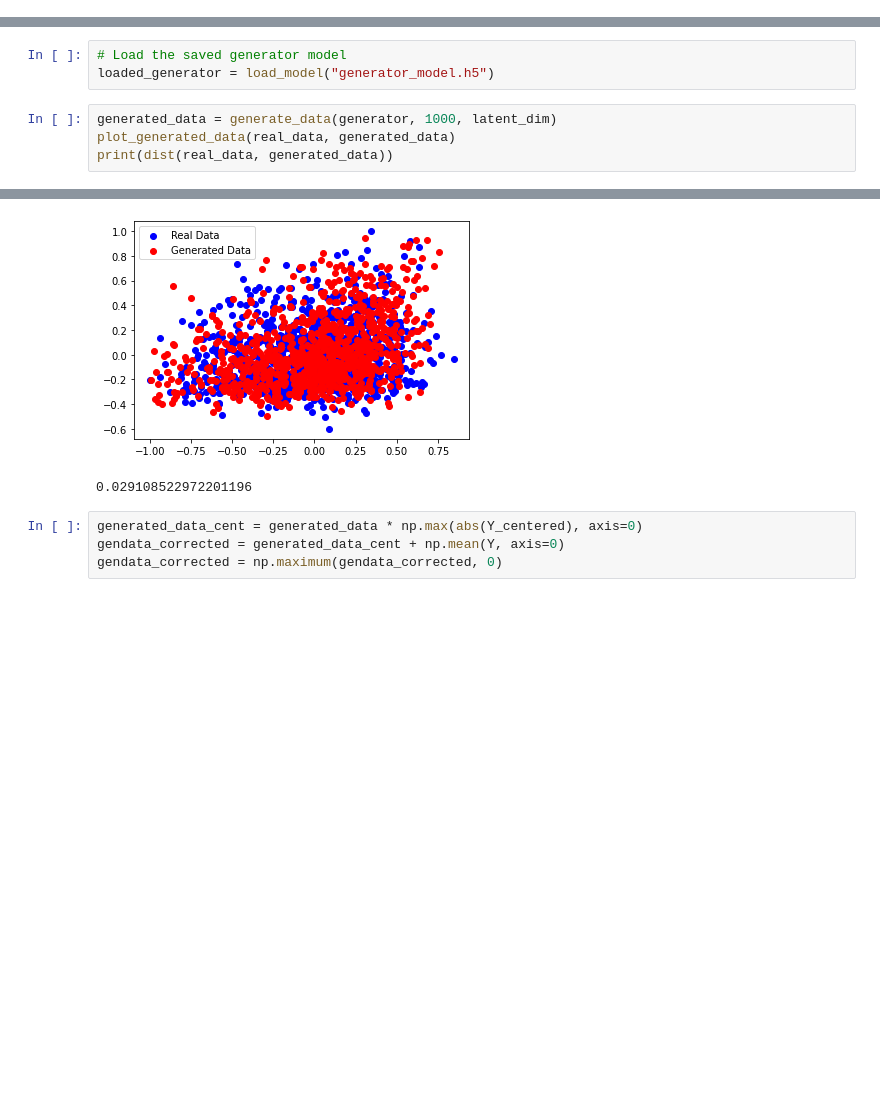
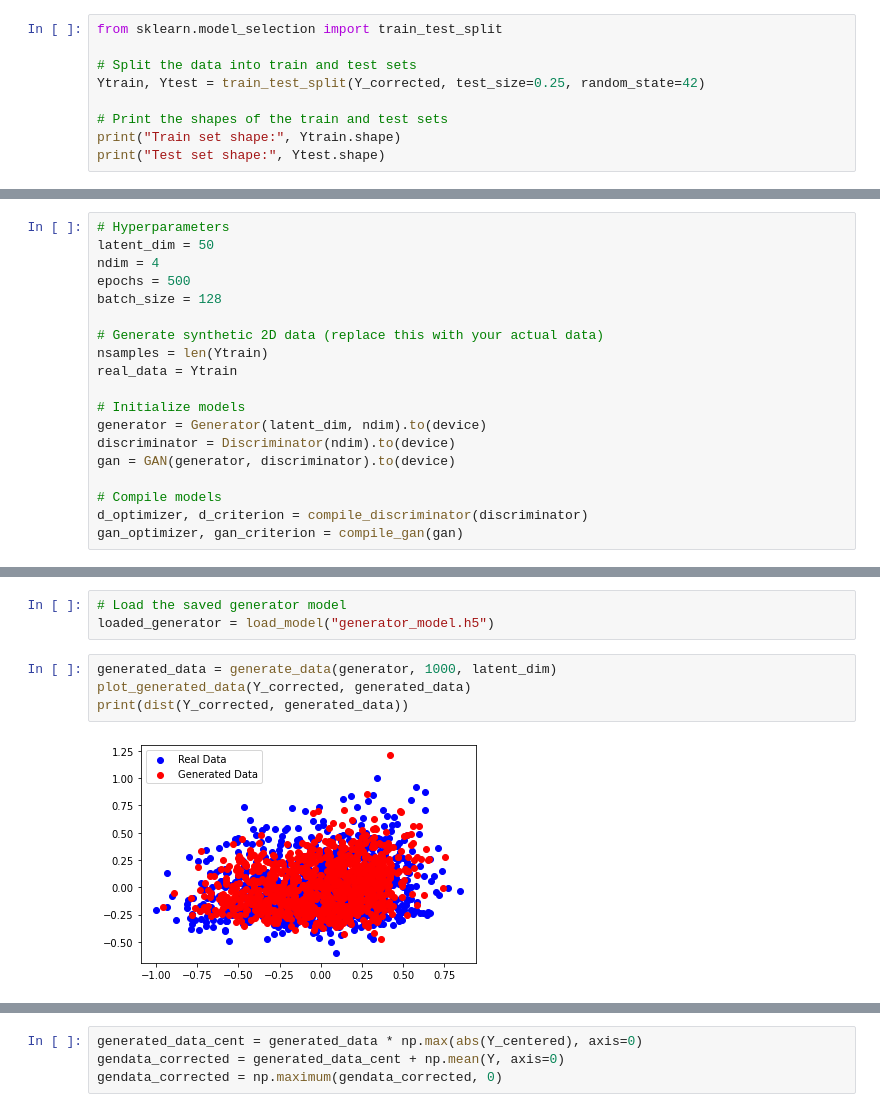
Before and after one commit to thomasloux/Genhack3-TheBlues, a Jupyter notebook: training.ipynb, the cells around one changed output, grey strips where cells are left out. Drawn from its saved outputs; the diff is of its cells as text; blank space fills up the shorter version.

```diff
--- a/training.ipynb
+++ b/training.ipynb
@@ -134,3 +134,12 @@ array([[ 0.18269326,  0.03490494,  0.38918654,  0.07149168],
        [-0.00347142, -0.20836283, -0.51354816, -0.22515428],
        [ 0.13341437, -0.16250087, -0.35330878, -0.33538338],
        [ 0.57692434,  0.01496496,  0.28288913, -0.08898892]])
+# %%
+from sklearn.model_selection import train_test_split
+
+# Split the data into train and test sets
+Ytrain, Ytest = train_test_split(Y_corrected, test_size=0.25, random_state=42)
+
+# Print the shapes of the train and test sets
+print("Train set shape:", Ytrain.shape)
+print("Test set shape:", Ytest.shape)
@@ -138,0 +251,19 @@ array([[ 0.18269326,  0.03490494,  0.38918654,  0.07149168],
+# %%
+# Hyperparameters
+latent_dim = 50
+ndim = 4
+epochs = 500
+batch_size = 128
+
+# Generate synthetic 2D data (replace this with your actual data)
+nsamples = len(Ytrain)
+real_data = Ytrain
+
+# Initialize models
+generator = Generator(latent_dim, ndim).to(device)
+discriminator = Discriminator(ndim).to(device)
+gan = GAN(generator, discriminator).to(device)
+
+# Compile models
+d_optimizer, d_criterion = compile_discriminator(discriminator)
+gan_optimizer, gan_criterion = compile_gan(gan)
@@ -378,6 +550,7 @@ WARNING:tensorflow:Compiled the loaded model, but the compiled metrics have yet
 loaded_generator = load_model("generator_model.h5")
 # %%
 generated_data = generate_data(generator, 1000, latent_dim)
-plot_generated_data(real_data, generated_data)
-print(dist(real_data, generated_data))
+plot_generated_data(Y_corrected, generated_data)
+print(dist(Y_corrected, generated_data))
 # %% [output]
+[figure, new version]
@@ -385,5 +558,3 @@ print(dist(real_data, generated_data))
-[figure, old version]
-0.029108522972201196
 # %%
 generated_data_cent = generated_data * np.max(abs(Y_centered), axis=0)
 gendata_corrected = generated_data_cent + np.mean(Y, axis=0)
```
Also changed, not shown: parts of 16 cells of this notebook.
